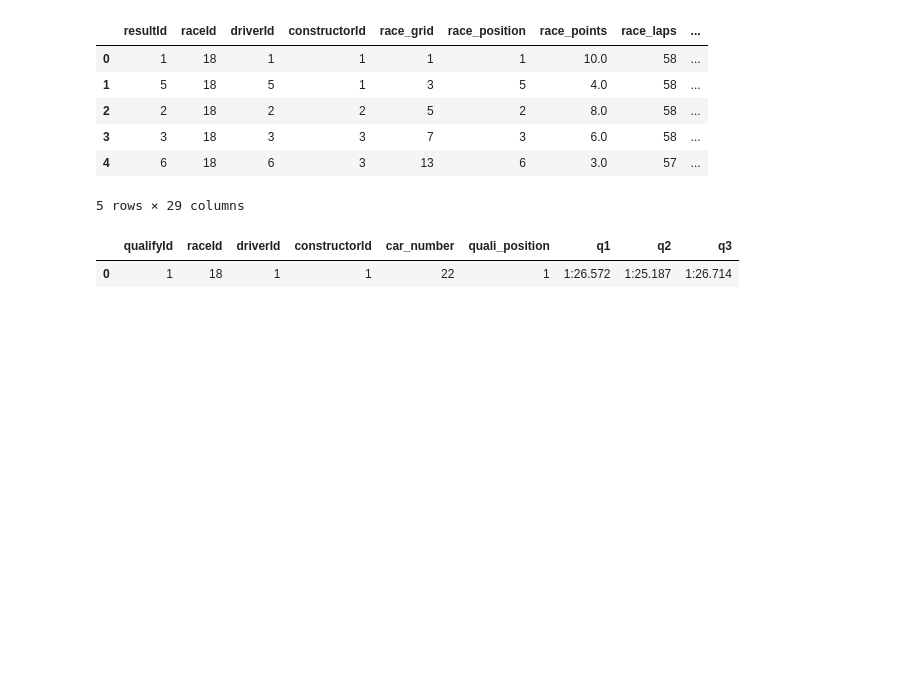
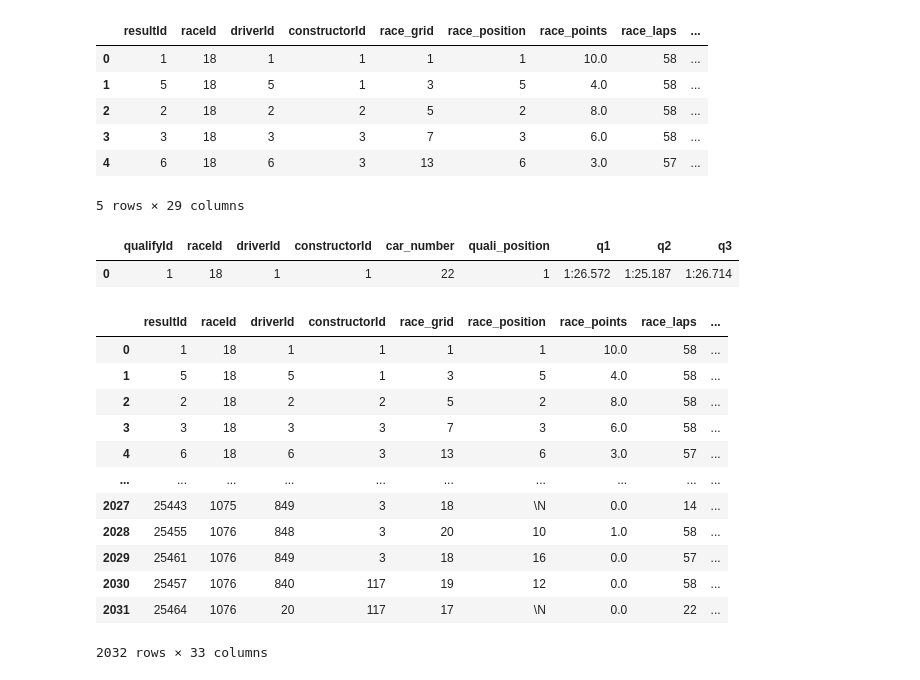
Before and after one commit to luisjbranco/f1_buddy, a Jupyter notebook: data_exploration.ipynb, the cells around one changed output. Cells and saved outputs as stored; diff of their text form; code cells hidden in the pictures; blank space fills up the shorter version.

Commit message:
Changed the merged dataframe and added a file for the scraper

```diff
--- a/data_exploration.ipynb
+++ b/data_exploration.ipynb
@@ -322,3 +322,19 @@ qualifying.head(1)
 # %%
 results_qualifying = pd.merge(left=results_circuits, right=qualifying.drop(["qualifyId", "car_number"], axis=1),
 on=["raceId", "driverId", "constructorId"])
+# %%
+results_qualifying
+# %% [output]
+|  | resultId | raceId | driverId | constructorId | race_grid | race_position | race_points | race_laps | ... |
+| 0 | 1 | 18 | 1 | 1 | 1 | 1 | 10.0 | 58 | ... |
+| 1 | 5 | 18 | 5 | 1 | 3 | 5 | 4.0 | 58 | ... |
+| 2 | 2 | 18 | 2 | 2 | 5 | 2 | 8.0 | 58 | ... |
+| 3 | 3 | 18 | 3 | 3 | 7 | 3 | 6.0 | 58 | ... |
+| 4 | 6 | 18 | 6 | 3 | 13 | 6 | 3.0 | 57 | ... |
+| ... | ... | ... | ... | ... | ... | ... | ... | ... | ... |
+| 2027 | 25443 | 1075 | 849 | 3 | 18 | \N | 0.0 | 14 | ... |
+| 2028 | 25455 | 1076 | 848 | 3 | 20 | 10 | 1.0 | 58 | ... |
+| 2029 | 25461 | 1076 | 849 | 3 | 18 | 16 | 0.0 | 57 | ... |
+| 2030 | 25457 | 1076 | 840 | 117 | 19 | 12 | 0.0 | 58 | ... |
+| 2031 | 25464 | 1076 | 20 | 117 | 17 | \N | 0.0 | 22 | ... |
+2032 rows × 33 columns
```
Also changed, not shown: 1 other file.
